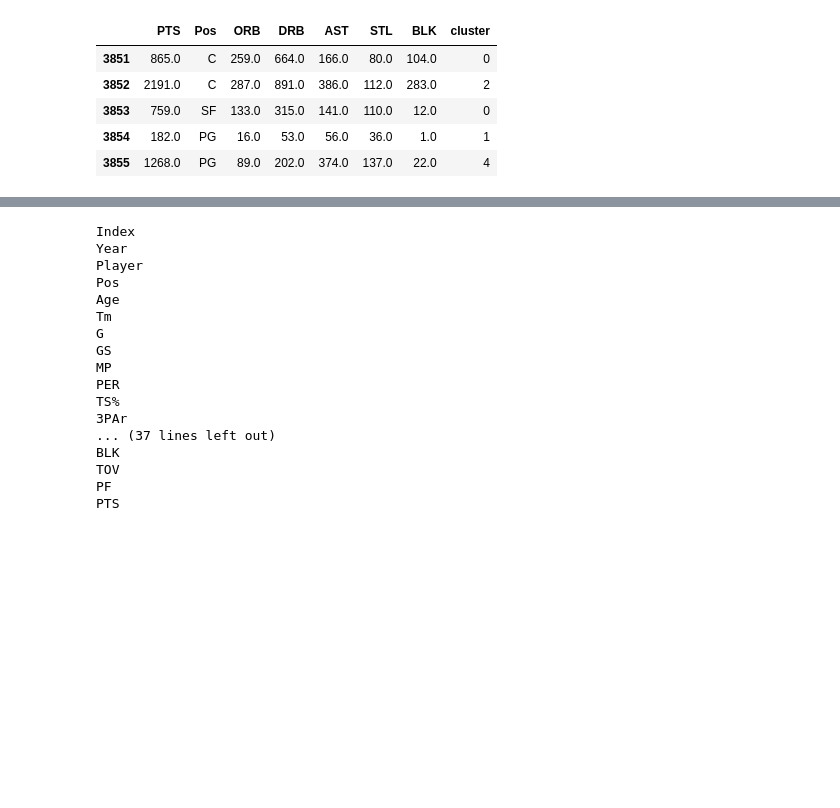
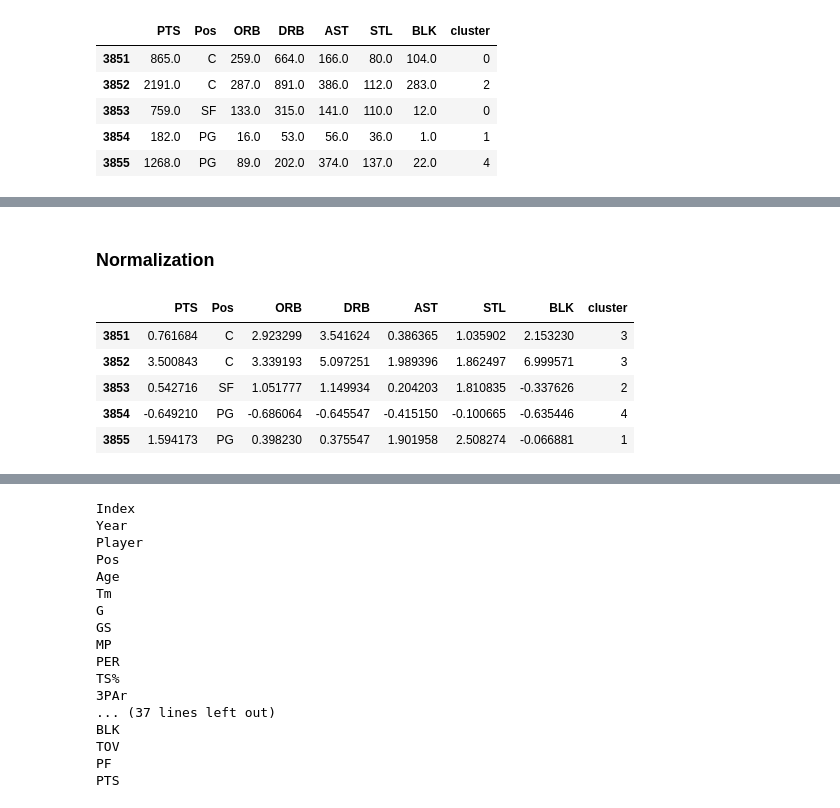
Before and after one commit to shinwookim/NBAPositionify, a Jupyter notebook: main.ipynb, the cells around one changed output, grey strips where cells are left out. Saved outputs shown, nothing was run; the diff lists cells and outputs as text; code cells hidden in the pictures; blank space fills up the shorter version.

```diff
--- a/main.ipynb
+++ b/main.ipynb
@@ -106,9 +109,22 @@ for cluster in range(5):
 [figure]
 [figure]
 [figure]
+# %% [markdown]
+### Normalization
 # %%
-# player_rows = {}
-# for index, row in stats.iterrows():
-#     if row["Player"] not in player_rows:
-#         player_rows[row["Player"]] = []
-#     player_rows[row["Player"]].append(index)
+# Normalization
+unsupervised_kmeans_stats_2 = (unsupervised_kmeans_stats-unsupervised_kmeans_stats.mean())/unsupervised_kmeans_stats.std()
+
+kmeans = KMeans(n_clusters=5)
+kmeans.fit(unsupervised_kmeans_stats_2)
+
+unsupervised_kmeans_stats_2["cluster"] = kmeans.labels_
+unsupervised_kmeans_stats_2.insert(1, "Pos", stats["Pos"])
+unsupervised_kmeans_stats_2.head()
+# %% [output]
+|  | PTS | Pos | ORB | DRB | AST | STL | BLK | cluster |
+| 3851 | 0.761684 | C | 2.923299 | 3.541624 | 0.386365 | 1.035902 | 2.153230 | 3 |
+| 3852 | 3.500843 | C | 3.339193 | 5.097251 | 1.989396 | 1.862497 | 6.999571 | 3 |
+| 3853 | 0.542716 | SF | 1.051777 | 1.149934 | 0.204203 | 1.810835 | -0.337626 | 2 |
+| 3854 | -0.649210 | PG | -0.686064 | -0.645547 | -0.415150 | -0.100665 | -0.635446 | 4 |
+| 3855 | 1.594173 | PG | 0.398230 | 0.375547 | 1.901958 | 2.508274 | -0.066881 | 1 |
```
Also changed, not shown: parts of 6 cells of this notebook.
